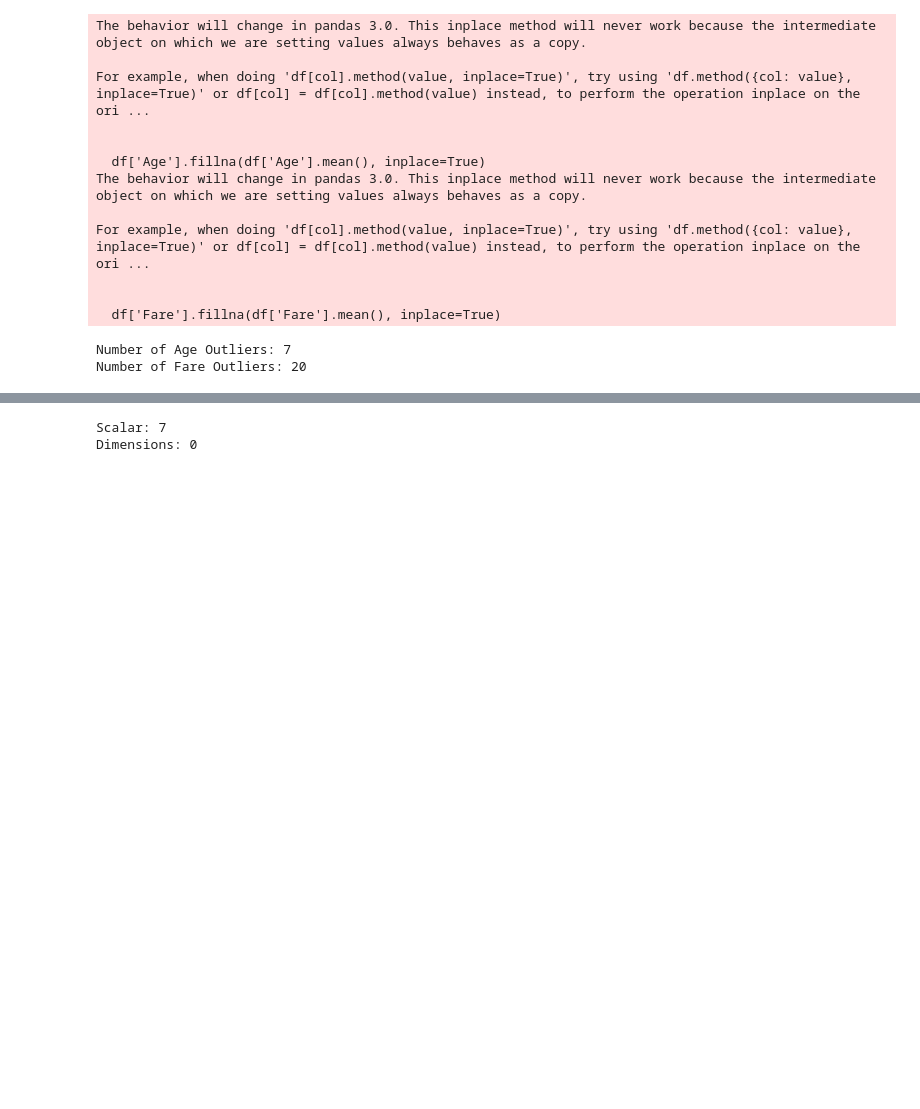
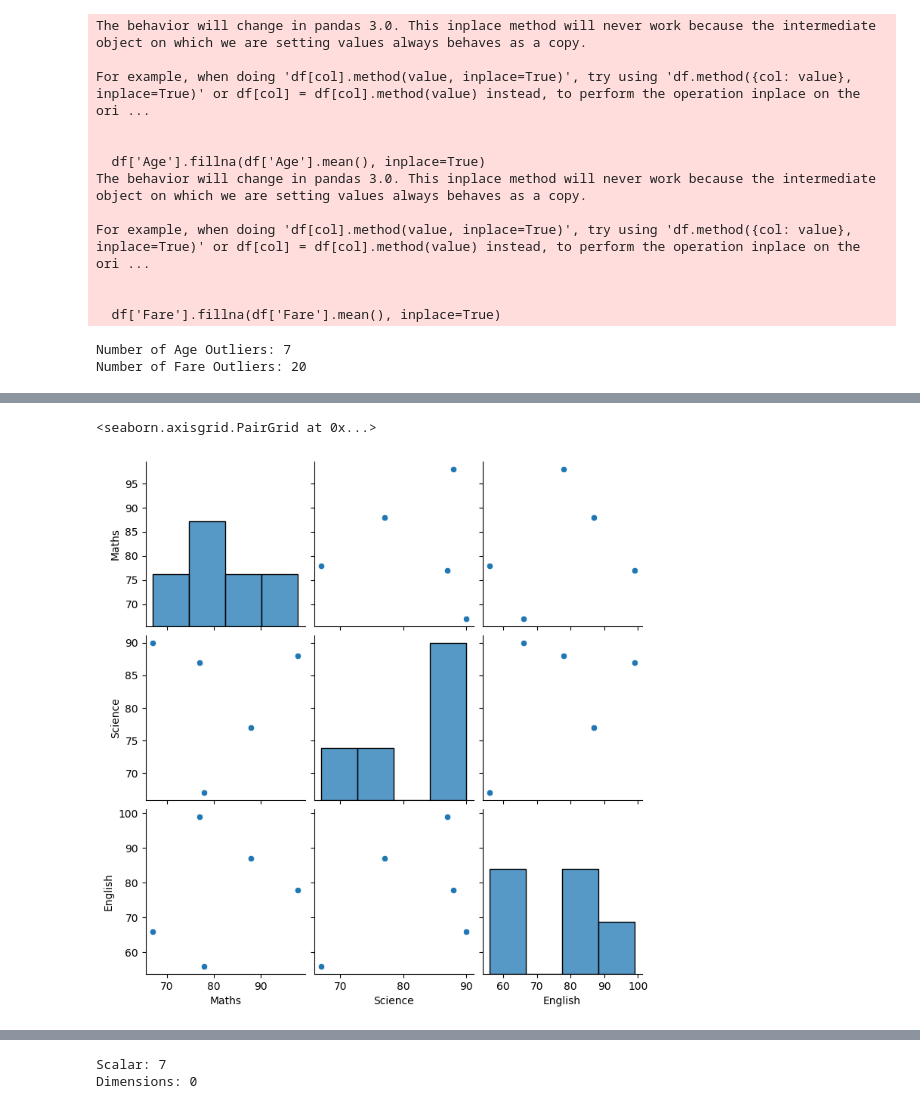
Before and after one commit to Adityavb121/23cs503, a Jupyter notebook: WEEK_4.ipynb, the cells around one changed output, grey strips where cells are left out. Drawn from its saved outputs; the diff is of its cells as text; code cells hidden in the pictures; blank space fills up the shorter version.

```diff
--- a/WEEK_4.ipynb
+++ b/WEEK_4.ipynb
@@ -429,0 +418,4 @@ plt.show()
+# %%
+import pandas as pd
+df=pd.DataFrame({'Student':['a','b','c','d','e'],'Maths':[78,88,77,98,67],'Science':[67,77,87,88,90],'English':[56,87,99,78,66]})
+df
@@ -429,0 +429,6 @@ plt.show()
+# %%
+import seaborn as sns
+sns.pairplot(data=df)
+# %% [output]
+<seaborn.axisgrid.PairGrid at 0x...>
+[figure, added]
```
Also changed, not shown: parts of 7 cells of this notebook.
